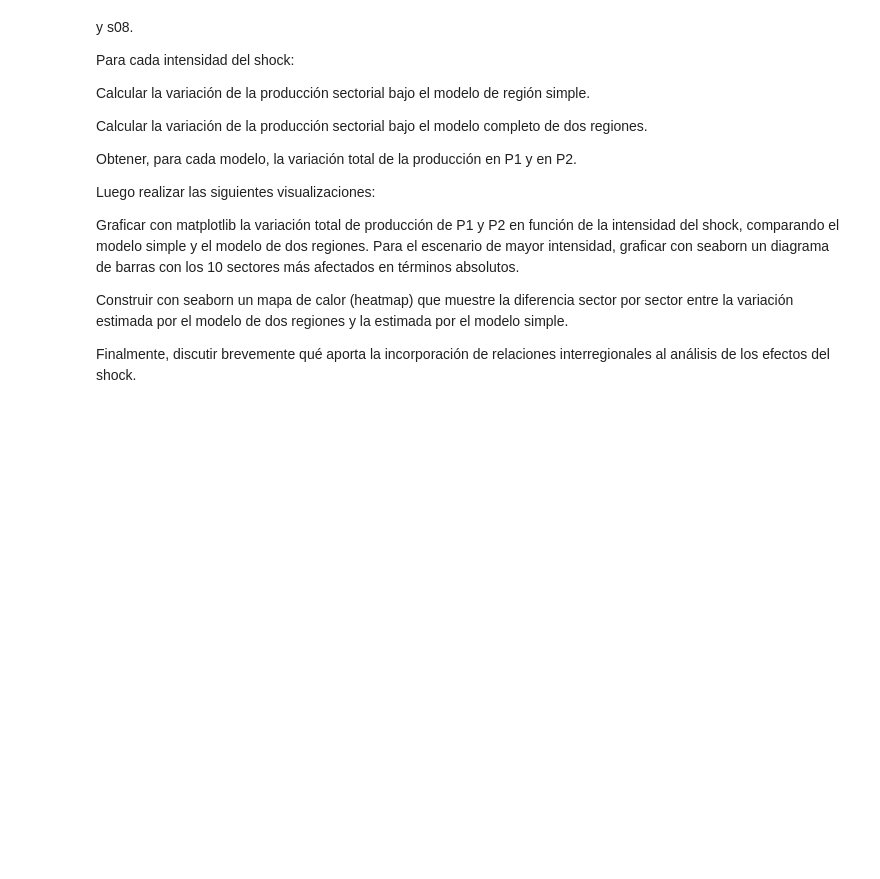
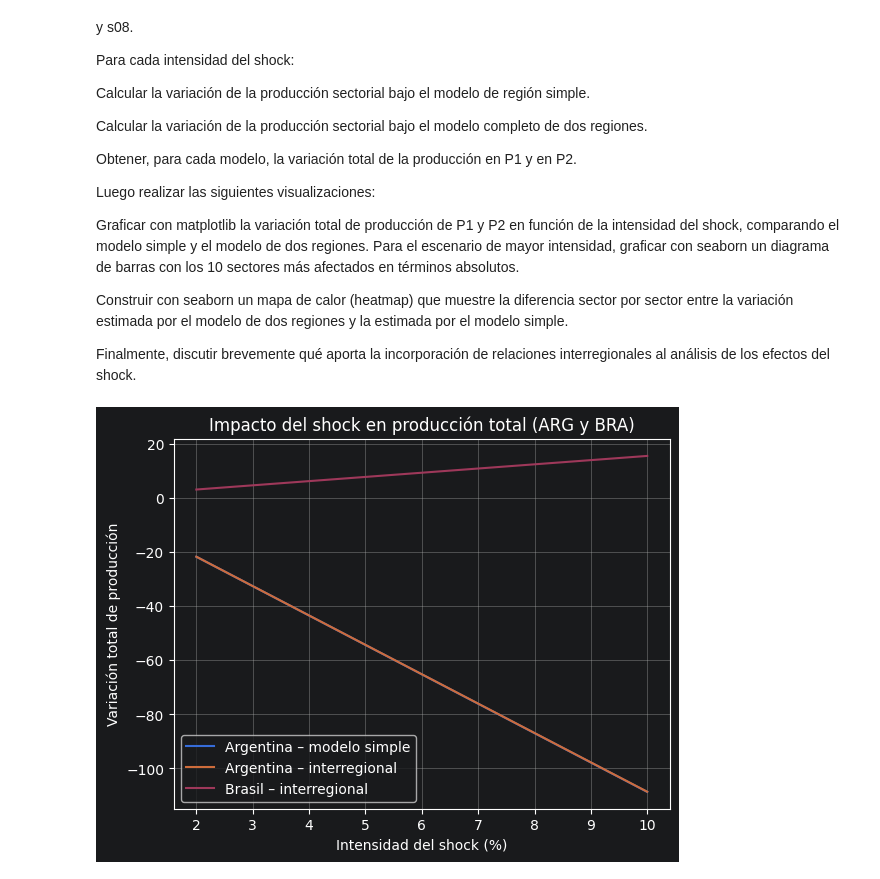
Before and after one commit to nicoazzoni/Maestr-a---Trabajo-Pr-ctico--Leontief-, a Jupyter notebook: Tp_Richard/Python_Datos_TP.ipynb, the cells around one changed output. Cells and saved outputs as stored; diff of their text form; code cells hidden in the pictures; blank space fills up the shorter version.

```diff
--- a/Tp_Richard/Python_Datos_TP.ipynb
+++ b/Tp_Richard/Python_Datos_TP.ipynb
@@ -429,0 +521,13 @@ Finalmente, discutir brevemente qué aporta la incorporación de relaciones inte
+# %%
+plt.plot(res_df['intensidad'], res_df['ARG_simple'], label='Argentina – modelo simple')
+plt.plot(res_df['intensidad'], res_df['ARG_inter'], label='Argentina – interregional')
+plt.plot(res_df['intensidad'], res_df['BRA_inter'], label='Brasil – interregional')
+
+plt.xlabel('Intensidad del shock (%)')
+plt.ylabel('Variación total de producción')
+plt.title('Impacto del shock en producción total (ARG y BRA)')
+plt.legend()
+plt.grid()
+plt.show()
+# %% [output]
+[figure, added]
```
Also changed, not shown: parts of 9 cells of this notebook, 1 other file.
